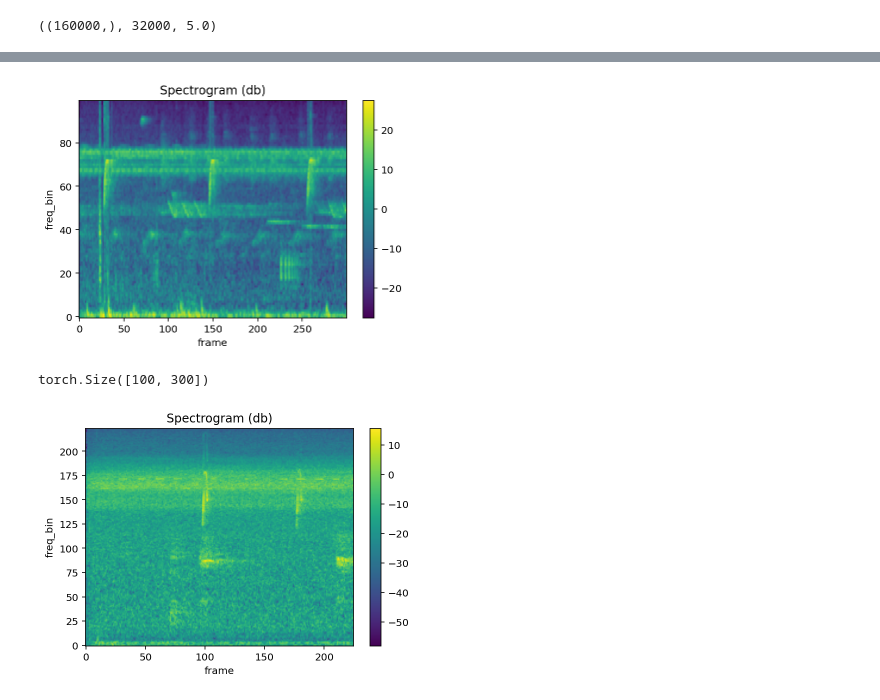
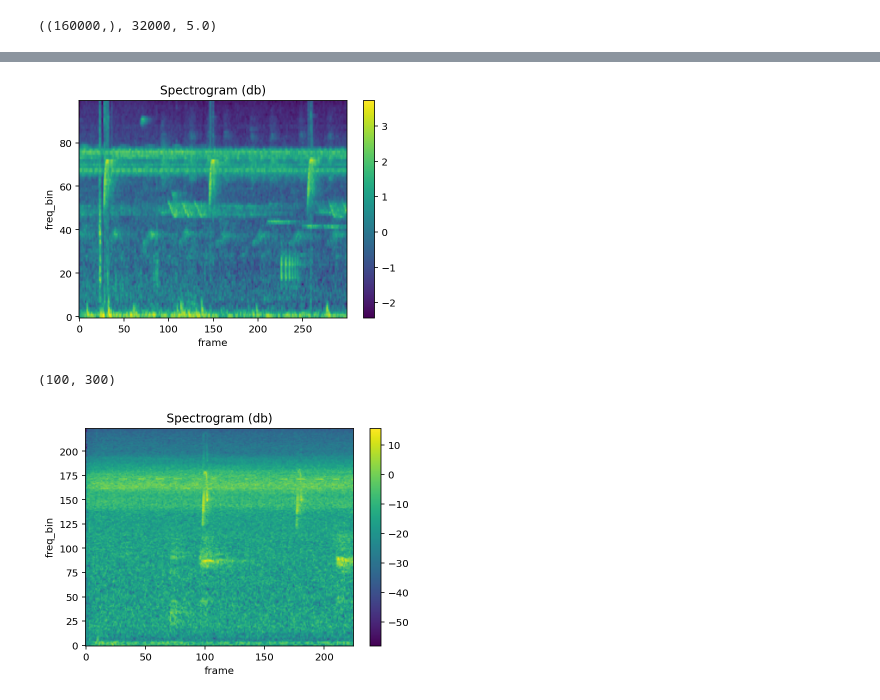
Before and after one commit to myurasov/Kaggle-BirdCLEF-2021, a Jupyter notebook: notebooks/tets_msgs.ipynb, the cells around one changed output, grey strips where cells are left out. Cells and saved outputs as stored; diff of their text form; code cells hidden in the pictures.

```diff
--- a/notebooks/tets_msgs.ipynb
+++ b/notebooks/tets_msgs.ipynb
@@ -20,7 +20,7 @@ def plot_spectrogram(spec, title=None, ylabel="freq_bin", aspect="auto", xmax=No
     axs.set_title(title or "Spectrogram (db)")
     axs.set_ylabel(ylabel)
     axs.set_xlabel("frame")
-    im = axs.imshow(librosa.power_to_db(spec), origin="lower", aspect=aspect)
+    im = axs.imshow(spec, origin="lower", aspect=aspect)
     if xmax:
         axs.set_xlim((0, xmax))
     fig.colorbar(im, ax=axs)
@@ -38,3 +38,6 @@ x = x[:TARGET_LEN_S*sr]
 x.shape, sr, x.shape[0] / sr
 # %% [output]
 ((160000,), 32000, 5.0)
+# %%
+x -= np.mean(x)
+x /= np.std(x)
@@ -70,35 +77,40 @@ def msg_t(
     if recreate_melspec or _melspec is None:
 
         _melspec = T.MelSpectrogram(
             sample_rate=sr,
             n_fft=n_fft,
             win_length=None,
             hop_length=hop_length,
             center=True,
             pad_mode="reflect",
             power=2.0,
             norm="slaney",
             onesided=True,
             n_mels=n_mels,
         ).to(device)
 
     return _melspec(x)[0].cpu()
 
 
 msg = msg_t(
     x,
     sr=32000,
     n_fft=n_fft,
     hop_length=hop_length,
     n_mels=n_mels,
     device="cpu",
 )
 
+msg = librosa.power_to_db(msg)
+
+msg -= np.mean(msg)
+msg /= np.std(msg)
+
 plot_spectrogram(msg)
 print(msg.shape)
 # %% [output]
-[figure, old version]
+[figure, new version]
-torch.Size([100, 300])
+(100, 300)
 # %%
 _melspec = None
 for i in tqdm(range(1_000_000)):
```
Also changed, not shown: parts of 1 cell of this notebook, 7 other files.
